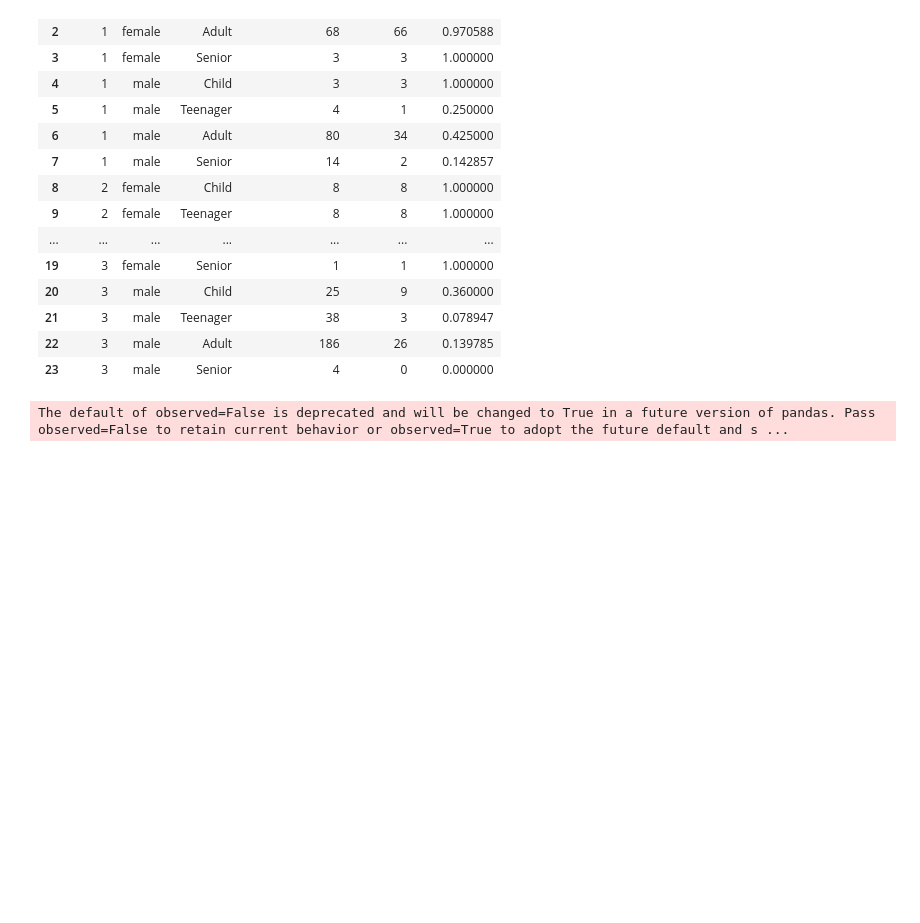
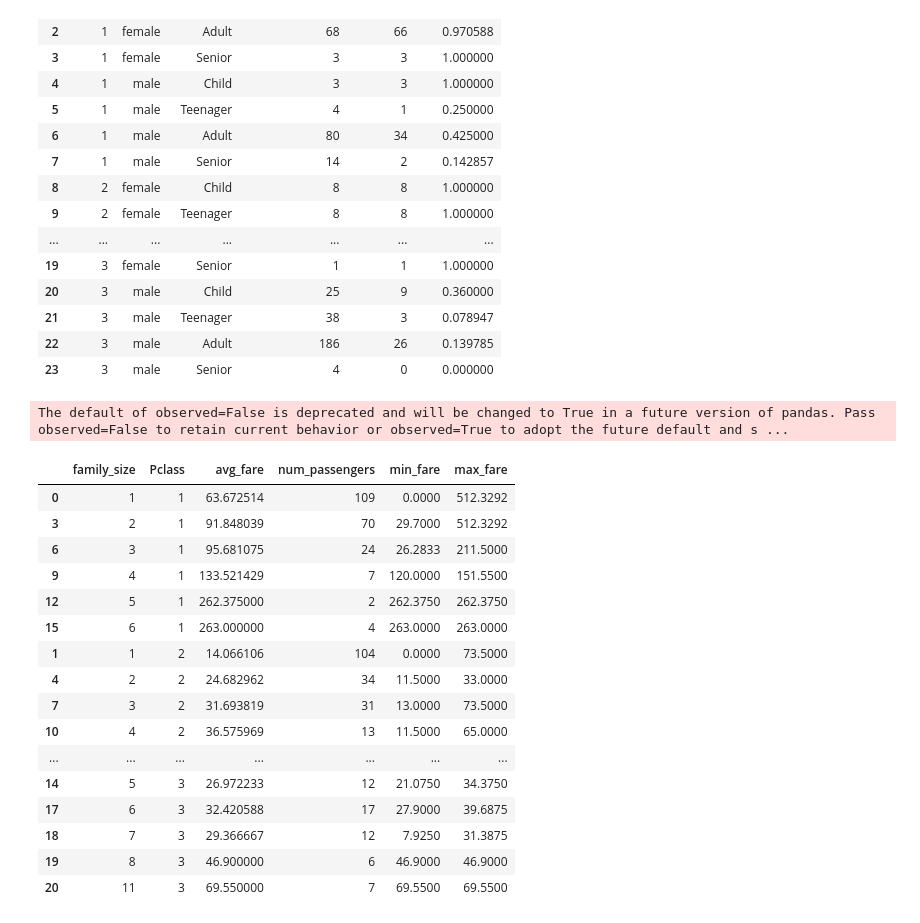
Before and after one commit to BrianJBlandino/week-5, a Jupyter notebook: Exercise_Work.ipynb, the cells around one changed output. Cells and saved outputs as stored; diff of their text form; code cells hidden in the pictures; blank space fills up the shorter version.

```diff
--- a/Exercise_Work.ipynb
+++ b/Exercise_Work.ipynb
@@ -105,7 +105,7 @@ def family_groups():
     df1 = df.copy()
 
     # Calculate family size
-    data['family_size'] = df1['SibSp'] + df1['Parch'] + 1
+    df1['family_size'] = df1['SibSp'] + df1['Parch'] + 1
 
     # Group by family size and passenger class
     grouped = df1.groupby(['family_size', 'Pclass'])
@@ -119,7 +119,27 @@ def family_groups():
     ).reset_index()
 
     # Sorting the results by Pclass and family_size in ascending order
-    results = results.sort_values(by=['Pclass', 'family_size']), ascending=[True, True])
+    results = results.sort_values(by=['Pclass', 'family_size'], ascending=[True, True])
 
     # Display the results
     return results
+# %%
+family_groups()
+# %% [output]
+|  | family_size | Pclass | avg_fare | num_passengers | min_fare | max_fare |
+| 0 | 1 | 1 | 63.672514 | 109 | 0.0000 | 512.3292 |
+| 3 | 2 | 1 | 91.848039 | 70 | 29.7000 | 512.3292 |
+| 6 | 3 | 1 | 95.681075 | 24 | 26.2833 | 211.5000 |
+| 9 | 4 | 1 | 133.521429 | 7 | 120.0000 | 151.5500 |
+| 12 | 5 | 1 | 262.375000 | 2 | 262.3750 | 262.3750 |
+| 15 | 6 | 1 | 263.000000 | 4 | 263.0000 | 263.0000 |
+| 1 | 1 | 2 | 14.066106 | 104 | 0.0000 | 73.5000 |
+| 4 | 2 | 2 | 24.682962 | 34 | 11.5000 | 33.0000 |
+| 7 | 3 | 2 | 31.693819 | 31 | 13.0000 | 73.5000 |
+| 10 | 4 | 2 | 36.575969 | 13 | 11.5000 | 65.0000 |
+| ... | ... | ... | ... | ... | ... | ... |
+| 14 | 5 | 3 | 26.972233 | 12 | 21.0750 | 34.3750 |
+| 17 | 6 | 3 | 32.420588 | 17 | 27.9000 | 39.6875 |
+| 18 | 7 | 3 | 29.366667 | 12 | 7.9250 | 31.3875 |
+| 19 | 8 | 3 | 46.900000 | 6 | 46.9000 | 46.9000 |
+| 20 | 11 | 3 | 69.550000 | 7 | 69.5500 | 69.5500 |
```
